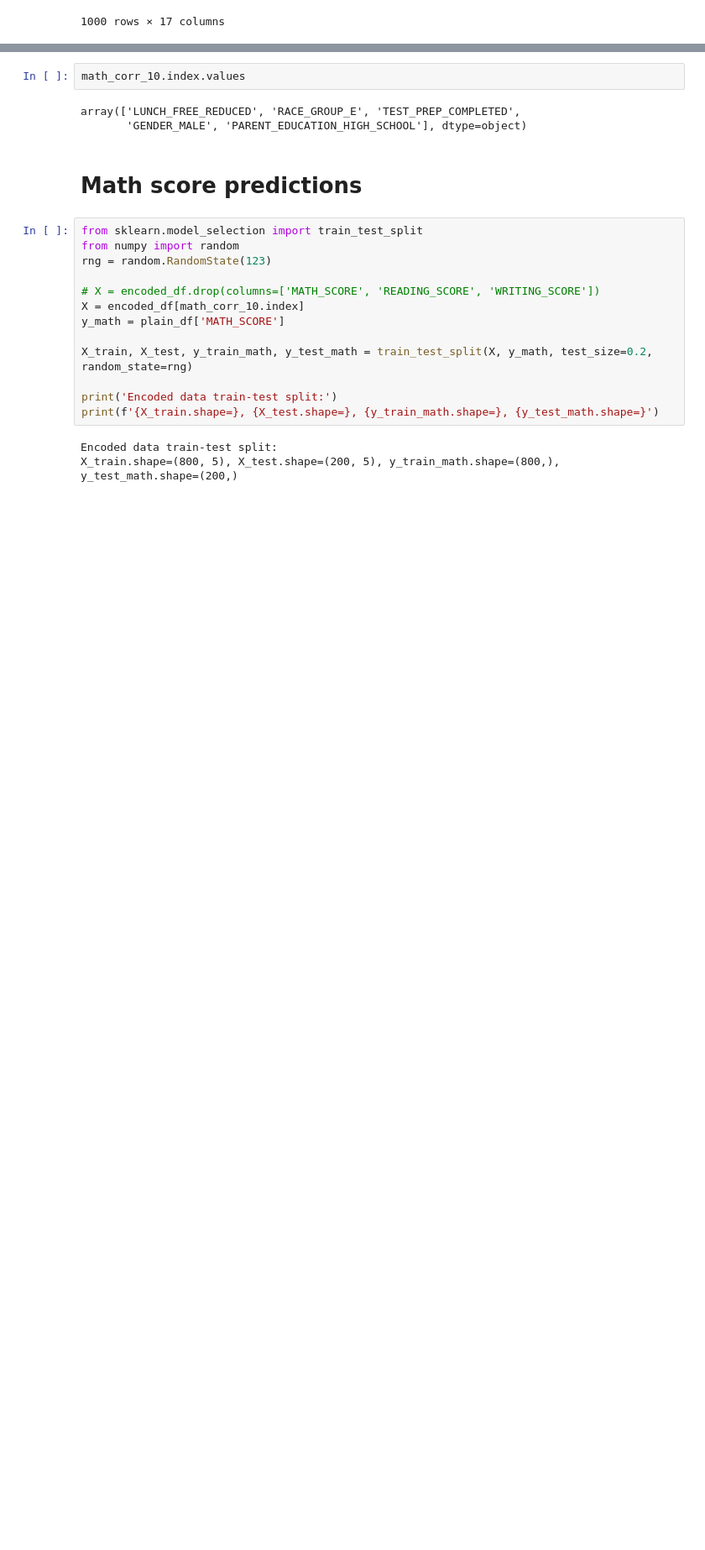
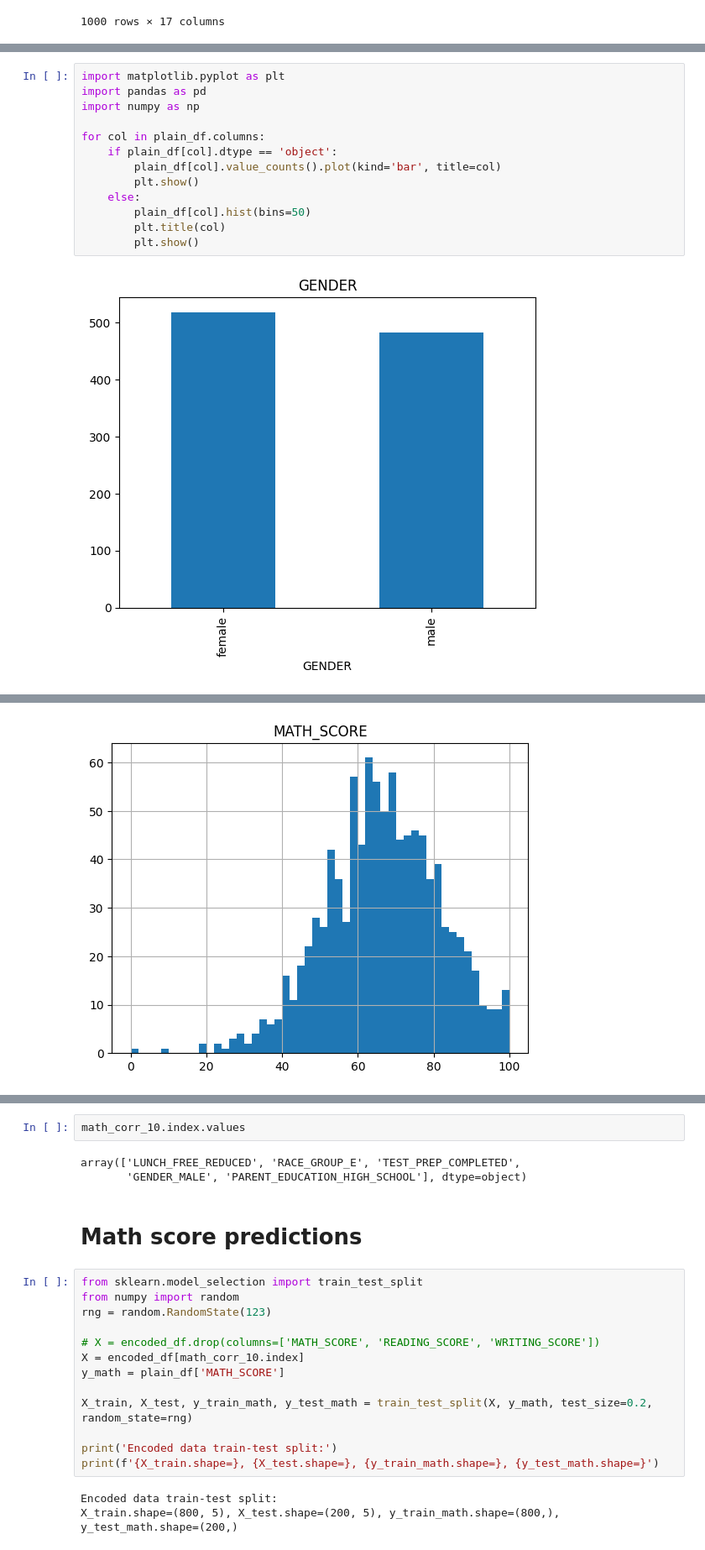
Before and after one commit to Tommy-McDonagh/examResults, a Jupyter notebook: inference.ipynb, the cells around one changed output, grey strips where cells are left out. Shown at 84% size. Drawn from its saved outputs; the diff is of its cells as text; blank space fills up the shorter version.

```diff
--- a/inference.ipynb
+++ b/inference.ipynb
@@ -68,0 +71,15 @@ encoded_df
+# %%
+import matplotlib.pyplot as plt
+import pandas as pd
+import numpy as np
+
+for col in plain_df.columns:
+    if plain_df[col].dtype == 'object':
+        plain_df[col].value_counts().plot(kind='bar', title=col)
+        plt.show()
+    else:
+        plain_df[col].hist(bins=50)
+        plt.title(col)
+        plt.show()
+# %% [output]
+[figure, added]
@@ -68,0 +90 @@ encoded_df
+[figure, added]
```
Also changed, not shown: parts of 7 cells of this notebook.
